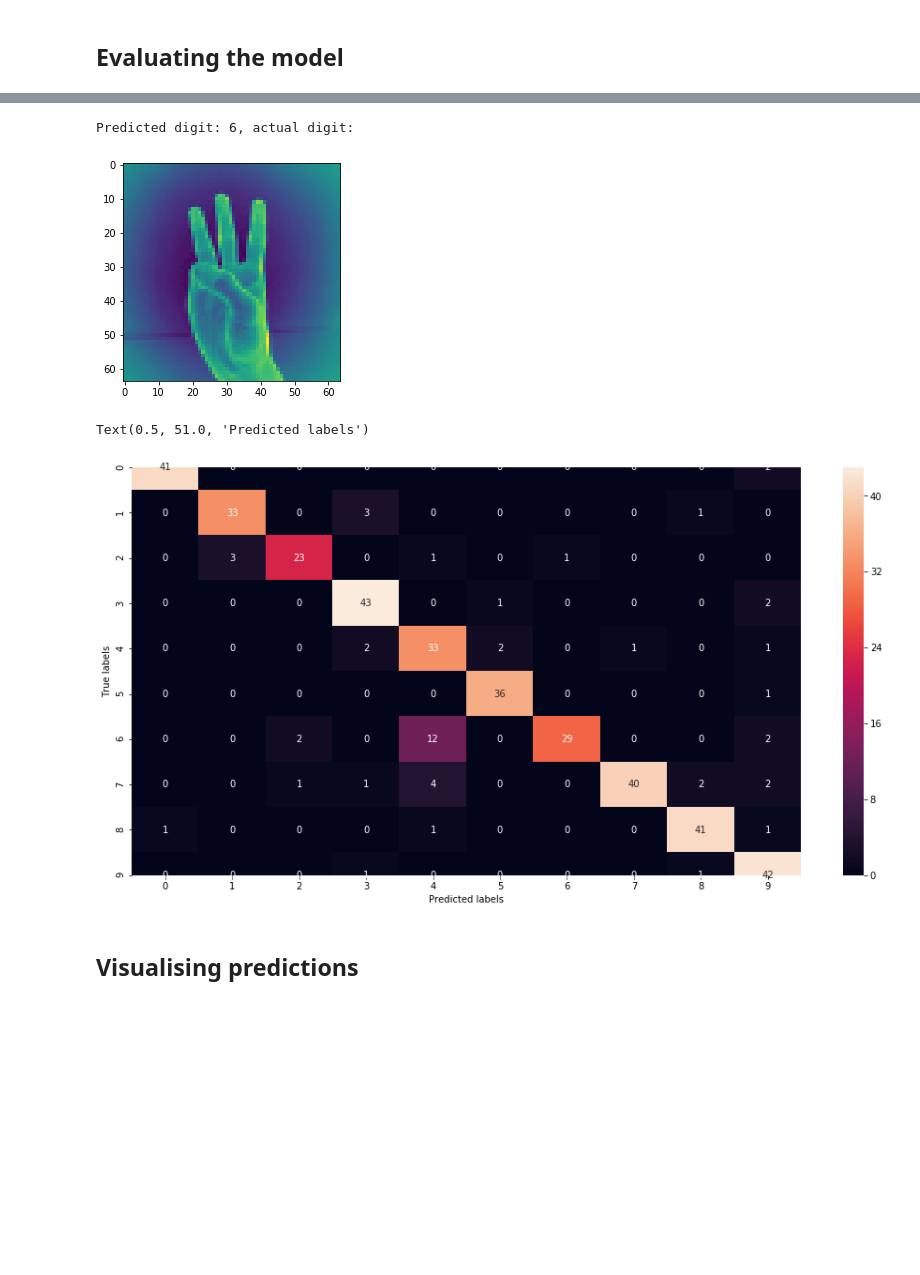
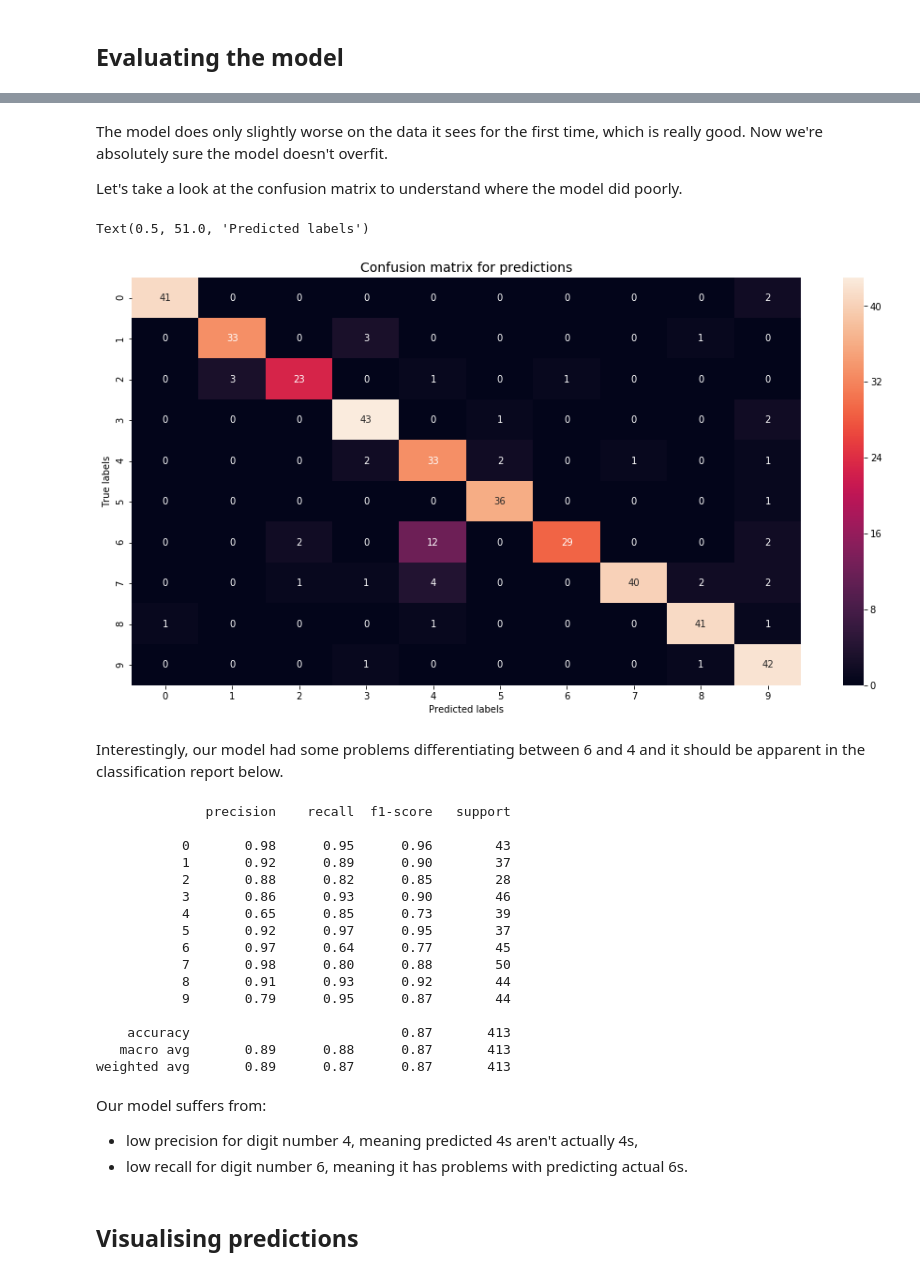
Before and after one commit to wozniakmikolaj/sign-language-digits, a Jupyter notebook: cnn-digit-classifier.ipynb, the cells around one changed output, grey strips where cells are left out. Cells and saved outputs as stored; diff of their text form; code cells hidden in the pictures; blank space fills up the shorter version.

```diff
--- a/cnn-digit-classifier.ipynb
+++ b/cnn-digit-classifier.ipynb
@@ -177,7 +104,7 @@ In general, when dealing with images, the data preprocessing workflow consists o
 # %% [markdown]
 Let's start with first two steps. Since scikit already has a good method for doing both at once, we'll use that. We can also use our own method, since it's always better to shuffle the data multiple times than not to shuffle it at all.
 # %%
-X, y = shuffle_data(X, y, rand_seed+10)
+X, y = shuffle_data(X, y, RAND_SEED+10)
 # %% [markdown]
 Let's see the randomised data
 # %%
@@ -369,6 +195,5 @@ model.add(Activation("relu"))
 model.add(Dense(10))
 model.add(Activation("softmax"))
 # %%
-opt = keras.optimizers.Adam(lr=0.0002, decay=1e-6)
-
+opt = keras.optimizers.Adam(lr=LEARNING_RATE, decay=DECAY)
 model.compile(loss='categorical_crossentropy', optimizer=opt, metrics=['accuracy'])
@@ -386,5 +226,5 @@ def train_model(model, data, labels, batch_size, epochs, validation_split, data_
 # %%
-hist = model.fit(x_train, y_train, batch_size=96, epochs=50, validation_split=0.2)
+hist = model.fit(x_train, y_train, batch_size=BATCH_SIZE, epochs=EPOCHS, validation_split=0.2)
 # %% [output]
 WARNING:tensorflow:From D:\Anaconda3\envs\data-analysis-env\lib\site-packages\tensorflow\python\ops\math_ops.py:3066: to_int32 (from tensorflow.python.ops.math_ops) is deprecated and will be removed i ...
 Instructions for updating:
@@ -438,26 +286,51 @@ print('Test accuracy:', score[1])
 Test loss: 0.34906931196228935
 Test accuracy: 0.8740920086749818
-# %%
-prediction = model.predict(x_test)
-print("Predicted digit: {}, actual digit:".format(np.argmax(prediction[9])))
-plt.imshow(x_test[9].reshape(64,64))
-plt.show()
-# plt.imshow(x_test[70], cmap=plt.cm.binary)
-# plt.show()
-# %% [output]
-Predicted digit: 6, actual digit:
-[figure, removed]
+# %% [markdown]
+The model does only slightly worse on the data it sees for the first time, which is really good. Now we're absolutely sure the model doesn't overfit.
+
+Let's take a look at the confusion matrix to understand where the model did poorly.
 # %%
+prediction = model.predict(x_test)
 predicted_labels = np.argmax(prediction, axis=1)
 test_labels = np.argmax(y_test, axis=1)
 
 cm = confusion_matrix(test_labels, predicted_labels)
 plt.figure(figsize=(16,8))
-sns.heatmap(cm,annot=True)
+ax = sns.heatmap(cm,annot=True)
+
+#fix for matplotlib 3.1.1 and broken seaborn heatmaps
+bottom, top = ax.get_ylim()
+ax.set_ylim(bottom + 0.5, top - 0.5)
+plt.title("Confusion matrix for predictions", fontsize=14)
 plt.ylabel('True labels')
 plt.xlabel('Predicted labels')
 # %% [output]
 Text(0.5, 51.0, 'Predicted labels')
-[figure, old version]
+[figure, new version]
+# %% [markdown]
+Interestingly, our model had some problems differentiating between 6 and 4 and it should be apparent in the classification report below.
+# %%
+print(classification_report(test_labels, predicted_labels))
+# %% [output]
+              precision    recall  f1-score   support
+
+           0       0.98      0.95      0.96        43
+           1       0.92      0.89      0.90        37
+           2       0.88      0.82      0.85        28
+           3       0.86      0.93      0.90        46
+           4       0.65      0.85      0.73        39
+           5       0.92      0.97      0.95        37
+           6       0.97      0.64      0.77        45
+           7       0.98      0.80      0.88        50
+           8       0.91      0.93      0.92        44
+           9       0.79      0.95      0.87        44
+
+    accuracy                           0.87       413
+   macro avg       0.89      0.88      0.87       413
+weighted avg       0.89      0.87      0.87       413
+# %% [markdown]
+Our model suffers from:
+- low precision for digit number 4, meaning predicted 4s aren't actually 4s,
+- low recall for digit number 6, meaning it has problems with predicting actual 6s.
 # %% [markdown]
 ## Visualising predictions
```
Also changed, not shown: parts of 34 cells of this notebook.
